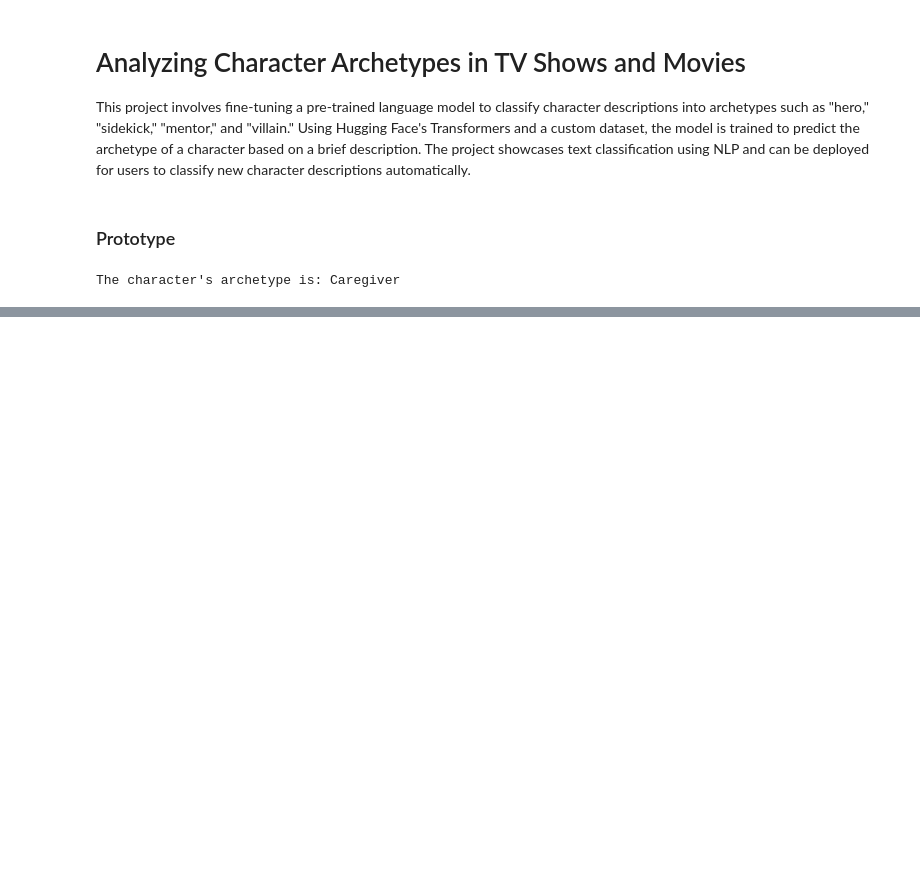
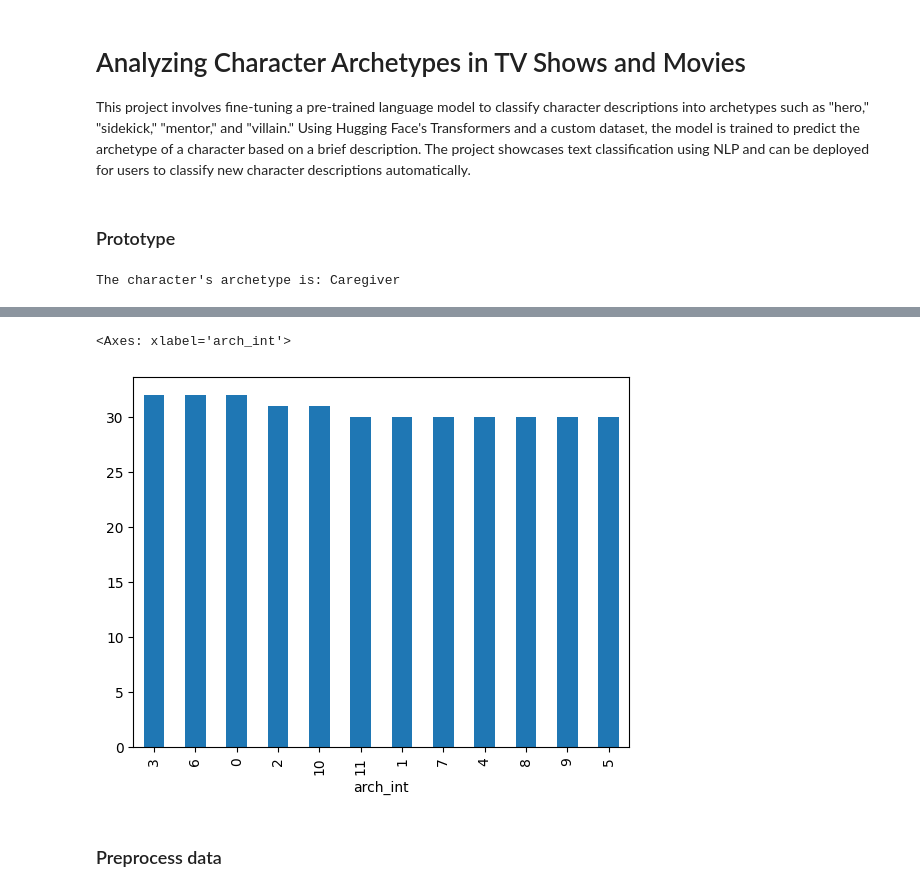
Before and after one commit to l-newbould/ArchetypeAI, a Jupyter notebook: ArchetypeAI.ipynb, the cells around one changed output, grey strips where cells are left out. Cells and saved outputs as stored; diff of their text form; code cells hidden in the pictures; blank space fills up the shorter version.

```diff
--- a/ArchetypeAI.ipynb
+++ b/ArchetypeAI.ipynb
@@ -38,0 +60,7 @@ arch_data = pd.read_csv("archetype_data.csv")
+# %%
+arch_data['arch_int'] = LabelEncoder().fit_transform(arch_data['archetype'])
+# %%
+arch_data['arch_int'].value_counts().plot(kind="bar")
+# %% [output]
+<Axes: xlabel='arch_int'>
+[figure, added]
@@ -38,0 +83,2 @@ arch_data = pd.read_csv("archetype_data.csv")
+# %% [markdown]
+### Preprocess data
```
Also changed, not shown: parts of 19 cells of this notebook.
